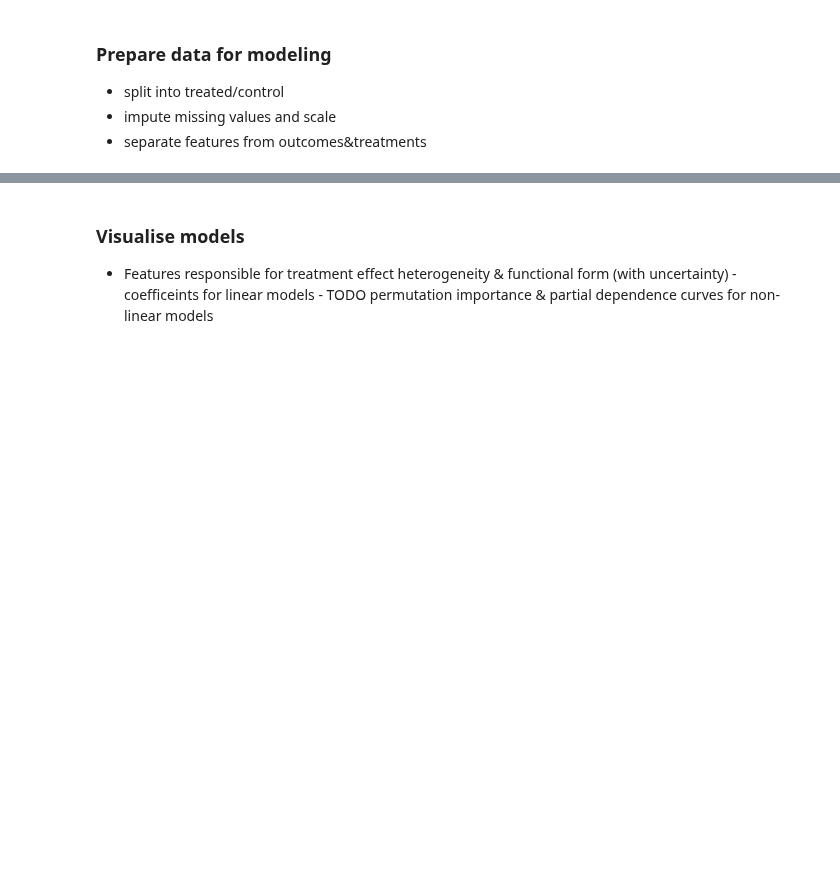
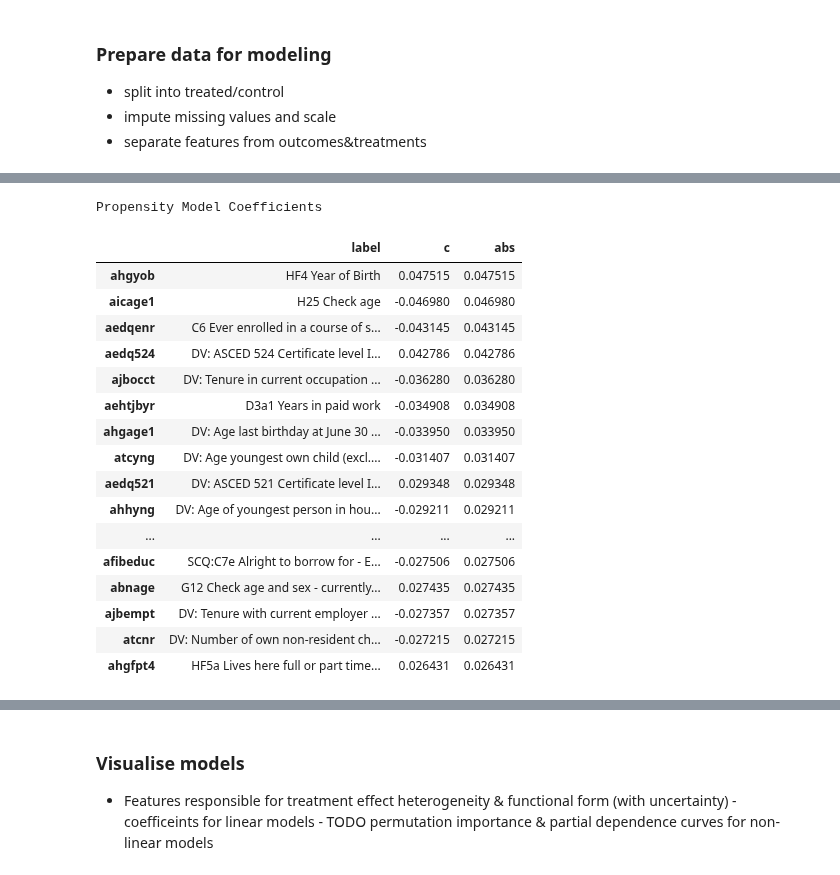
Before and after one commit to gradientinstitute/return2edu-paper, a Jupyter notebook: Direct-Regression-All-Vars.ipynb, the cells around one changed output, grey strips where cells are left out. Cells and saved outputs as stored; diff of their text form; code cells hidden in the pictures; blank space fills up the shorter version.

```diff
--- a/Direct-Regression-All-Vars.ipynb
+++ b/Direct-Regression-All-Vars.ipynb
@@ -176,35 +163,31 @@ Unadjusted treatment estimate 242.72
 # %%
-# %load -s nested_cross_val direct_regression.py
-def nested_cross_val(
-    construct_models,
-    cache_name,
-    X0, X1, y0, y1,
-    optimisation_metric,
-    evaluation_metrics,
-    innercv=None,
-    outercv=None,
-    load_from_cache=False,
-):
-    if load_from_cache:
-        with open(cache_name, 'rb') as f:
-            models, results = pickle.load(f)
+def propensity_coefficients(model, features):
+    if hasattr(model,'best_estimator_'):
+        model = model.best_estimator_
+    coef = model.coef_[0]
 
-    else:
-        models = construct_models()
-        results = {}
-        for model in models:
-            print(f"Fitting {model.name} ...", end='')
-            results0 = model.nested_cv_fit_evaluate(
-                X0, y0, optimisation_metric, evaluation_metrics,
-                inner_cv=innercv, outer_cv=outercv)
-            results1 = model.nested_cv_fit_evaluate(
-                X1, y1, optimisation_metric, evaluation_metrics,
-                inner_cv=innercv, outer_cv=outercv)
-            results[model.name] = (results0, results1)
-            print("Done")
-
-        print(f"Caching results to {cache_name}")
-        with open(cache_name, 'wb') as f:
-            pickle.dump((models, results), f)
-
-    return models, results
+    with open('data/metadata.pkl','rb') as f:
+        meta = pickle.load(f)
+        labels = [meta.column_names_to_labels.get(f) for f in features]
+    return pd.DataFrame({'label': labels, "c":coef,'abs':np.abs(coef)},index=features).sort_values(by='abs',ascending=False).head(50)
+print("Propensity Model Coefficients")
+propensity_coefficients(pmodel, features).head(20)
+# %% [output]
+Propensity Model Coefficients
+|  | label | c | abs |
+| ahgyob | HF4 Year of Birth | 0.047515 | 0.047515 |
+| aicage1 | H25 Check age | -0.046980 | 0.046980 |
+| aedqenr | C6 Ever enrolled in a course of s... | -0.043145 | 0.043145 |
+| aedq524 | DV: ASCED 524 Certificate level I... | 0.042786 | 0.042786 |
+| ajbocct | DV: Tenure in current occupation ... | -0.036280 | 0.036280 |
+| aehtjbyr | D3a1 Years in paid work | -0.034908 | 0.034908 |
+| ahgage1 | DV: Age last birthday at June 30 ... | -0.033950 | 0.033950 |
+| atcyng | DV: Age youngest own child (excl.... | -0.031407 | 0.031407 |
+| aedq521 | DV: ASCED 521 Certificate level I... | 0.029348 | 0.029348 |
+| ahhyng | DV: Age of youngest person in hou... | -0.029211 | 0.029211 |
+| ... | ... | ... | ... |
+| afibeduc | SCQ:C7e Alright to borrow for - E... | -0.027506 | 0.027506 |
+| abnage | G12 Check age and sex - currently... | 0.027435 | 0.027435 |
+| ajbempt | DV: Tenure with current employer ... | -0.027357 | 0.027357 |
+| atcnr | DV: Number of own non-resident ch... | -0.027215 | 0.027215 |
+| ahgfpt4 | HF5a Lives here full or part time... | 0.026431 | 0.026431 |
```
Also changed, not shown: parts of 33 cells of this notebook, 53 other files.
